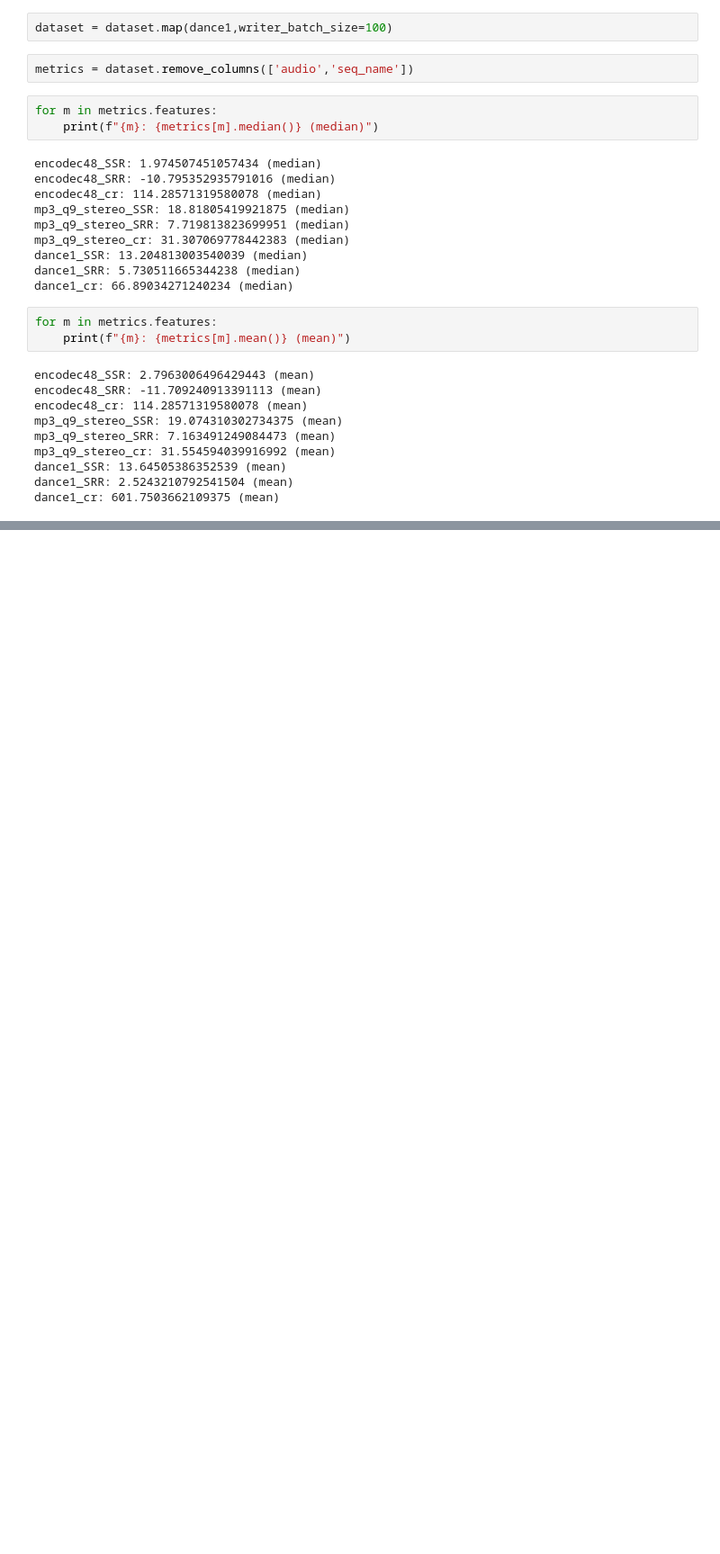
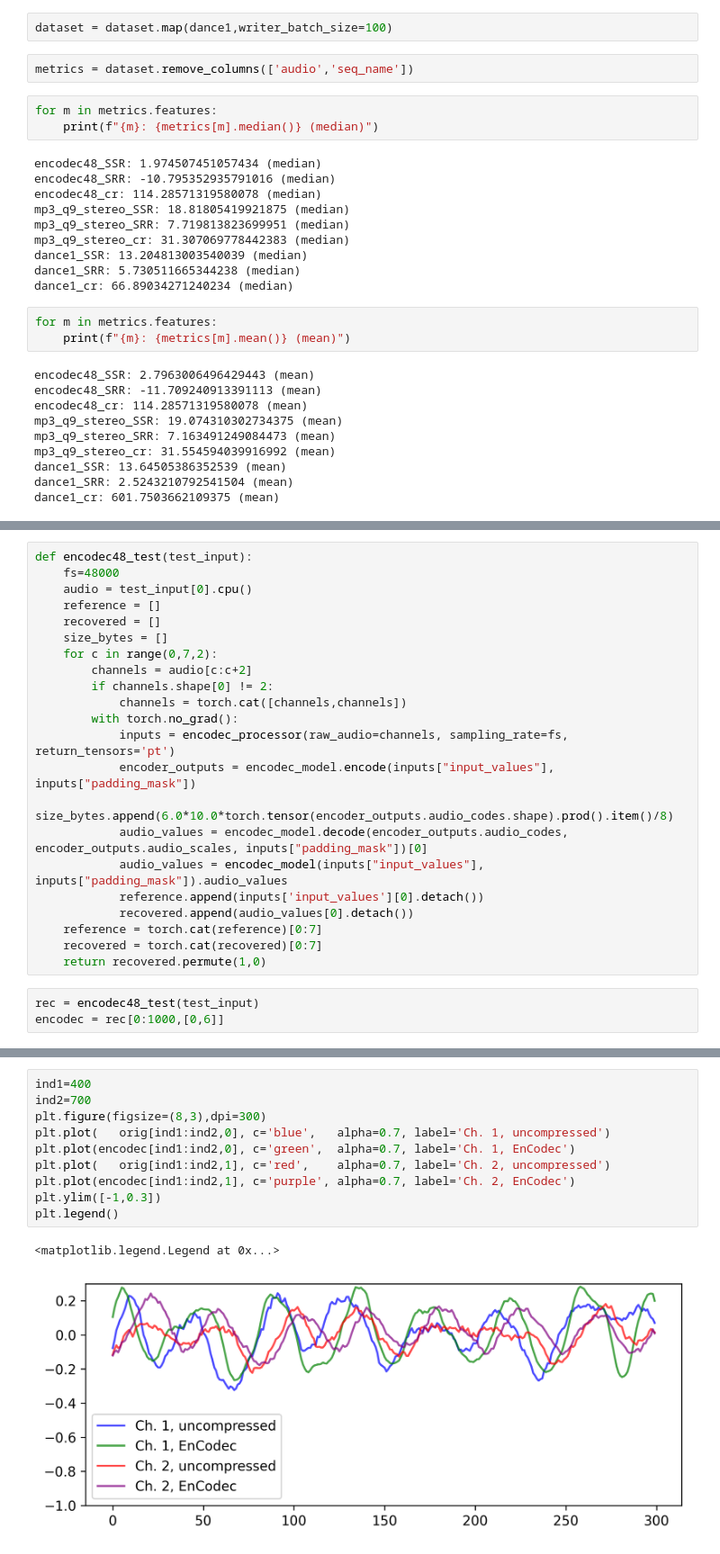
Before and after one commit to danjacobellis/PAC, a Jupyter notebook: evaluate_audio.ipynb, the cells around one changed output, grey strips where cells are left out. Shown at 90% size. Drawn from its saved outputs; the diff is of its cells as text; blank space fills up the shorter version.

```diff
--- a/evaluate_audio.ipynb
+++ b/evaluate_audio.ipynb
@@ -132,0 +160,25 @@ dance1_cr: 601.7503662109375 (mean)
+# %%
+def encodec48_test(test_input):
+    fs=48000
+    audio = test_input[0].cpu()
+    reference = []
+    recovered = []
+    size_bytes = []
+    for c in range(0,7,2):
+        channels = audio[c:c+2]
+        if channels.shape[0] != 2:
+            channels = torch.cat([channels,channels])
+        with torch.no_grad():
+            inputs = encodec_processor(raw_audio=channels, sampling_rate=fs, return_tensors='pt')
+            encoder_outputs = encodec_model.encode(inputs["input_values"], inputs["padding_mask"])
+            size_bytes.append(6.0*10.0*torch.tensor(encoder_outputs.audio_codes.shape).prod().item()/8)
+            audio_values = encodec_model.decode(encoder_outputs.audio_codes, encoder_outputs.audio_scales, inputs["padding_mask"])[0]
+            audio_values = encodec_model(inputs["input_values"], inputs["padding_mask"]).audio_values
+            reference.append(inputs['input_values'][0].detach())
+            recovered.append(audio_values[0].detach())
+    reference = torch.cat(reference)[0:7]
+    recovered = torch.cat(recovered)[0:7]
+    return recovered.permute(1,0)
+# %%
+rec = encodec48_test(test_input)
+encodec = rec[0:1000,[0,6]]
@@ -132,0 +216,13 @@ dance1_cr: 601.7503662109375 (mean)
+# %%
+ind1=400
+ind2=700
+plt.figure(figsize=(8,3),dpi=300)
+plt.plot(   orig[ind1:ind2,0], c='blue',   alpha=0.7, label='Ch. 1, uncompressed')
+plt.plot(encodec[ind1:ind2,0], c='green',  alpha=0.7, label='Ch. 1, EnCodec')
+plt.plot(   orig[ind1:ind2,1], c='red',    alpha=0.7, label='Ch. 2, uncompressed')
+plt.plot(encodec[ind1:ind2,1], c='purple', alpha=0.7, label='Ch. 2, EnCodec')
+plt.ylim([-1,0.3])
+plt.legend()
+# %% [output]
+<matplotlib.legend.Legend at 0x...>
+[figure, added]
```
Also changed, not shown: parts of 10 cells of this notebook.
